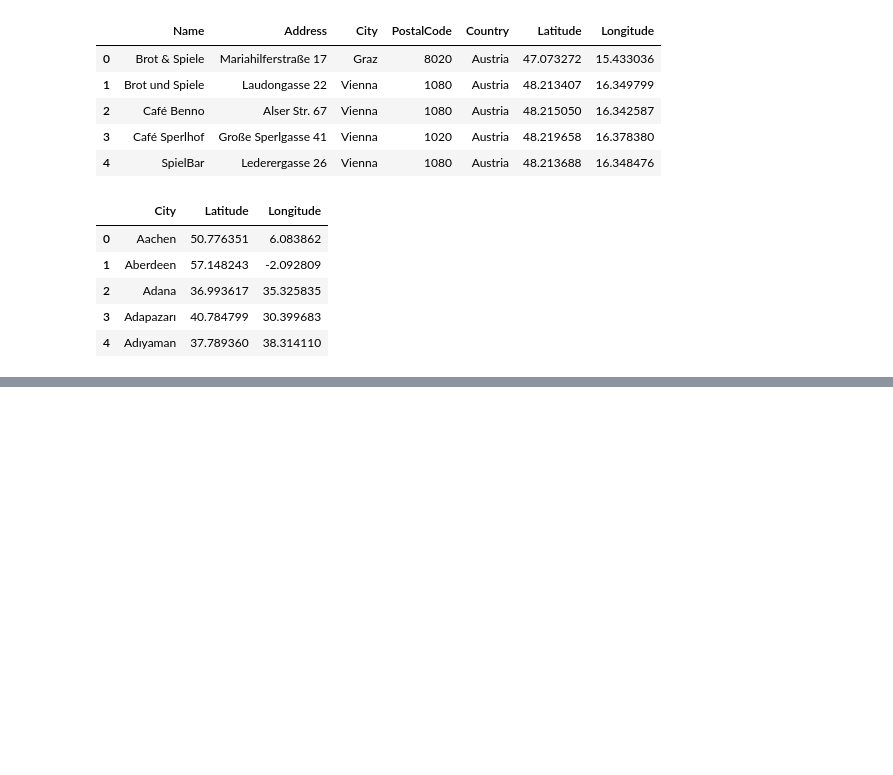
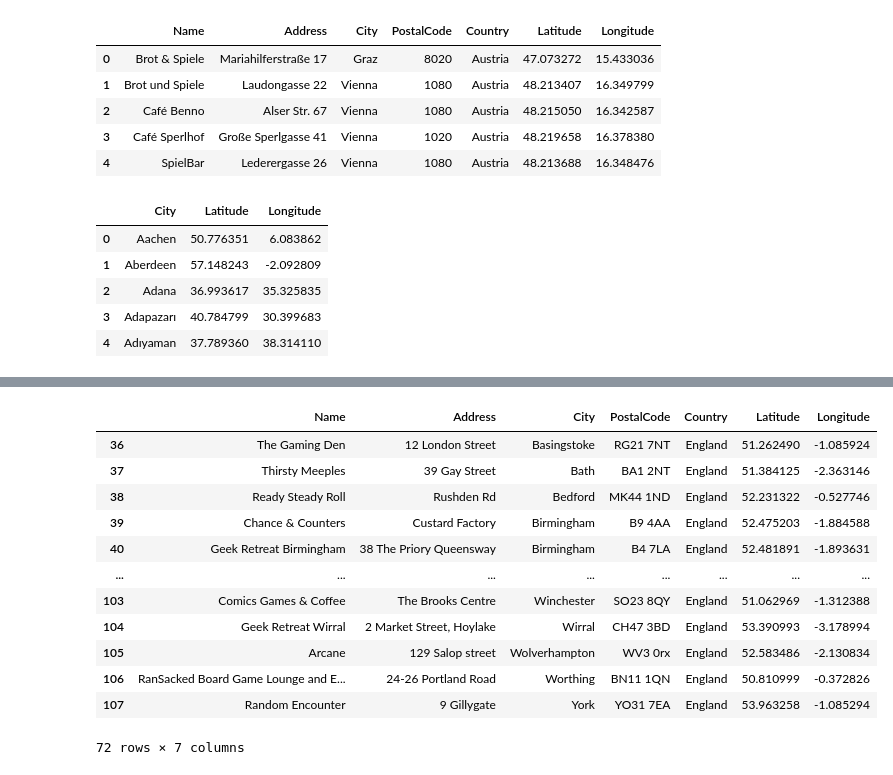
Before and after one commit to kossick/Coursera_Capstone, a Jupyter notebook: Plot_practise.ipynb, the cells around one changed output, grey strips where cells are left out. Saved outputs shown, nothing was run; the diff lists cells and outputs as text; code cells hidden in the pictures; blank space fills up the shorter version.

```diff
--- a/Plot_practise.ipynb
+++ b/Plot_practise.ipynb
@@ -66,3 +66,20 @@ folium.LayerControl(collapsed=False).add_to(map_eu)
 map_eu
 # %% [output]
 [interactive output not drawn]
+# %%
+england_cafes = cafe_df[cafe_df['Country'] == 'England']
+england_cafes
+# %% [output]
+|  | Name | Address | City | PostalCode | Country | Latitude | Longitude |
+| 36 | The Gaming Den | 12 London Street | Basingstoke | RG21 7NT | England | 51.262490 | -1.085924 |
+| 37 | Thirsty Meeples | 39 Gay Street | Bath | BA1 2NT | England | 51.384125 | -2.363146 |
+| 38 | Ready Steady Roll | Rushden Rd | Bedford | MK44 1ND | England | 52.231322 | -0.527746 |
+| 39 | Chance & Counters | Custard Factory | Birmingham | B9 4AA | England | 52.475203 | -1.884588 |
+| 40 | Geek Retreat Birmingham | 38 The Priory Queensway | Birmingham | B4 7LA | England | 52.481891 | -1.893631 |
+| ... | ... | ... | ... | ... | ... | ... | ... |
+| 103 | Comics Games & Coffee | The Brooks Centre | Winchester | SO23 8QY | England | 51.062969 | -1.312388 |
+| 104 | Geek Retreat Wirral | 2 Market Street, Hoylake | Wirral | CH47 3BD | England | 53.390993 | -3.178994 |
+| 105 | Arcane | 129 Salop street | Wolverhampton | WV3 0rx | England | 52.583486 | -2.130834 |
+| 106 | RanSacked Board Game Lounge and E... | 24-26 Portland Road | Worthing | BN11 1QN | England | 50.810999 | -0.372826 |
+| 107 | Random Encounter | 9 Gillygate | York | YO31 7EA | England | 53.963258 | -1.085294 |
+72 rows × 7 columns
```
Also changed, not shown: parts of 1 cell of this notebook, 1 other file.
